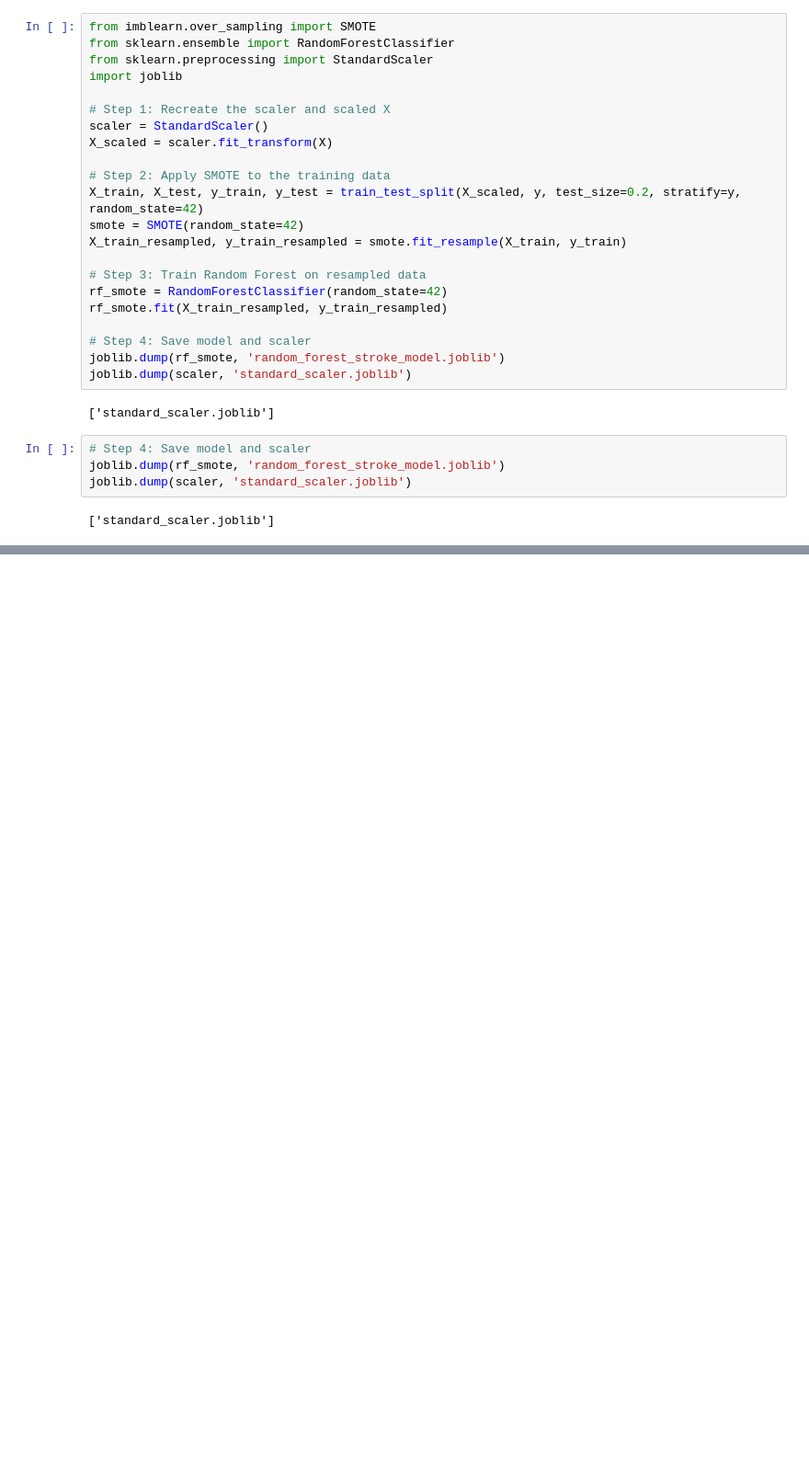
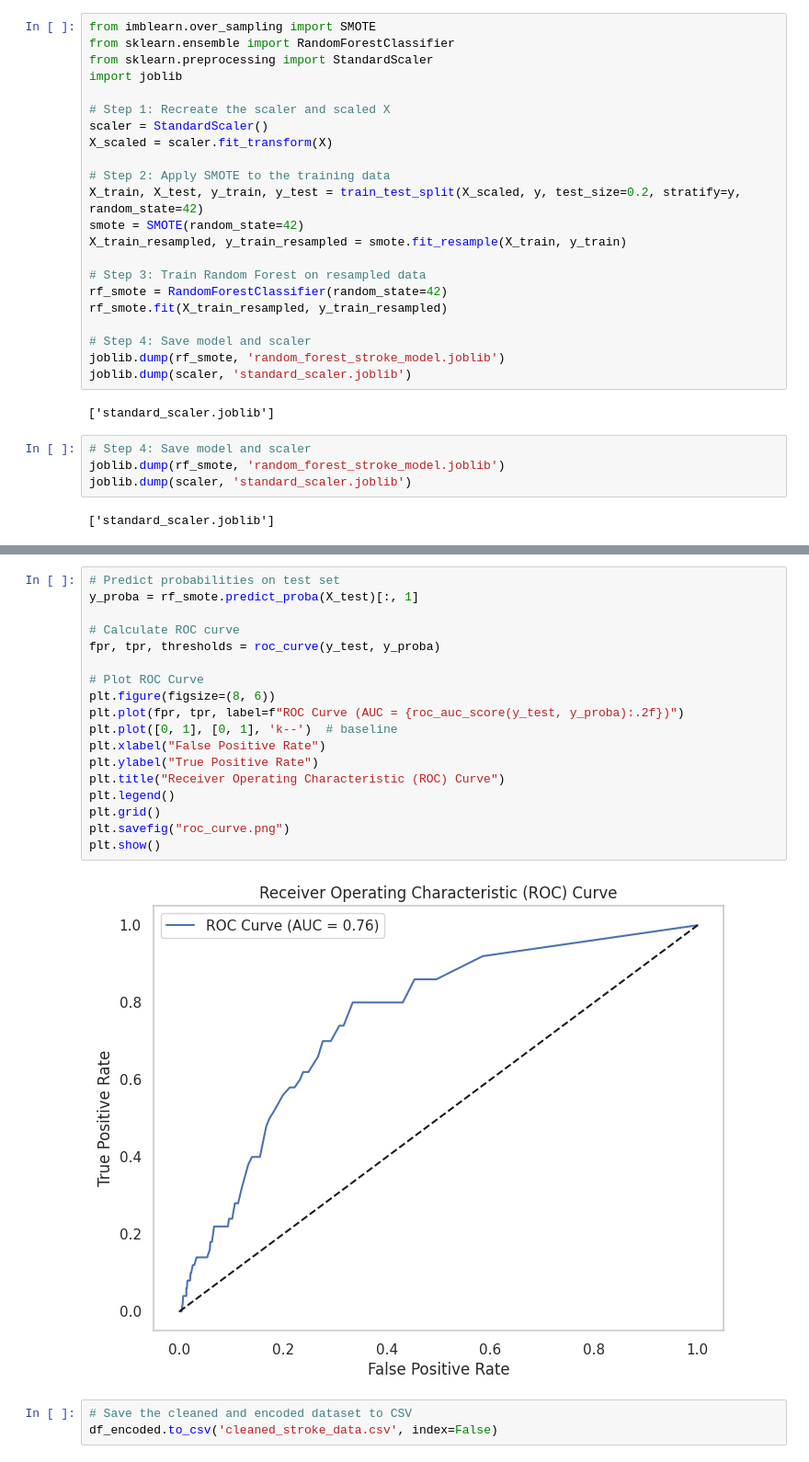
Before and after one commit to vivekr25/stroke-prediction-analysis, a Jupyter notebook: notebooks/StrokePredictionEDA.ipynb, the cells around one changed output, grey strips where cells are left out. Shown: that part at 92% size. Cells and saved outputs as stored; diff of their text form; blank space fills up the shorter version.

```diff
--- a/notebooks/StrokePredictionEDA.ipynb
+++ b/notebooks/StrokePredictionEDA.ipynb
@@ -739,0 +801,23 @@ joblib.dump(scaler, 'standard_scaler.joblib')
+# %%
+# Predict probabilities on test set
+y_proba = rf_smote.predict_proba(X_test)[:, 1]
+
+# Calculate ROC curve
+fpr, tpr, thresholds = roc_curve(y_test, y_proba)
+
+# Plot ROC Curve
+plt.figure(figsize=(8, 6))
+plt.plot(fpr, tpr, label=f"ROC Curve (AUC = {roc_auc_score(y_test, y_proba):.2f})")
+plt.plot([0, 1], [0, 1], 'k--')  # baseline
+plt.xlabel("False Positive Rate")
+plt.ylabel("True Positive Rate")
+plt.title("Receiver Operating Characteristic (ROC) Curve")
+plt.legend()
+plt.grid()
+plt.savefig("roc_curve.png")
+plt.show()
+# %% [output]
+[figure, added]
+# %%
+# Save the cleaned and encoded dataset to CSV
+df_encoded.to_csv('cleaned_stroke_data.csv', index=False)
```
Also changed, not shown: parts of 7 cells of this notebook.
